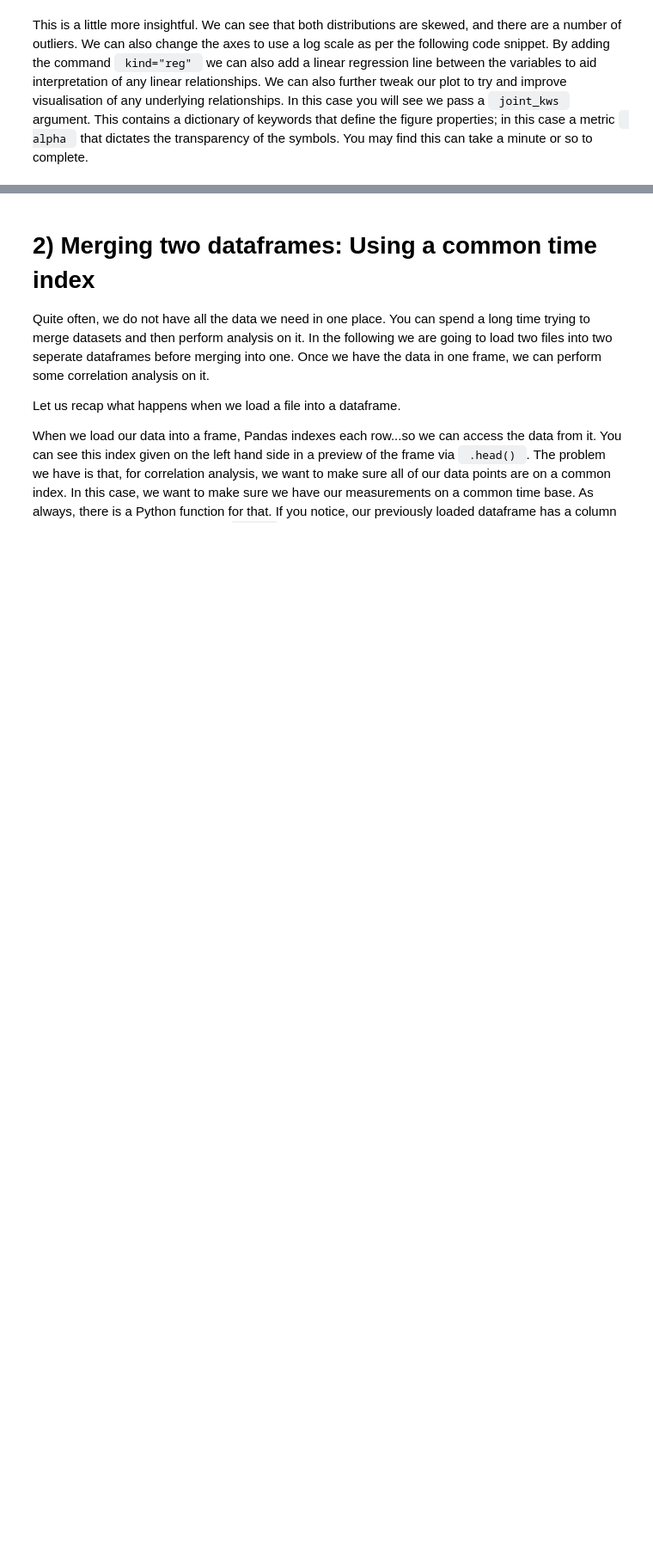
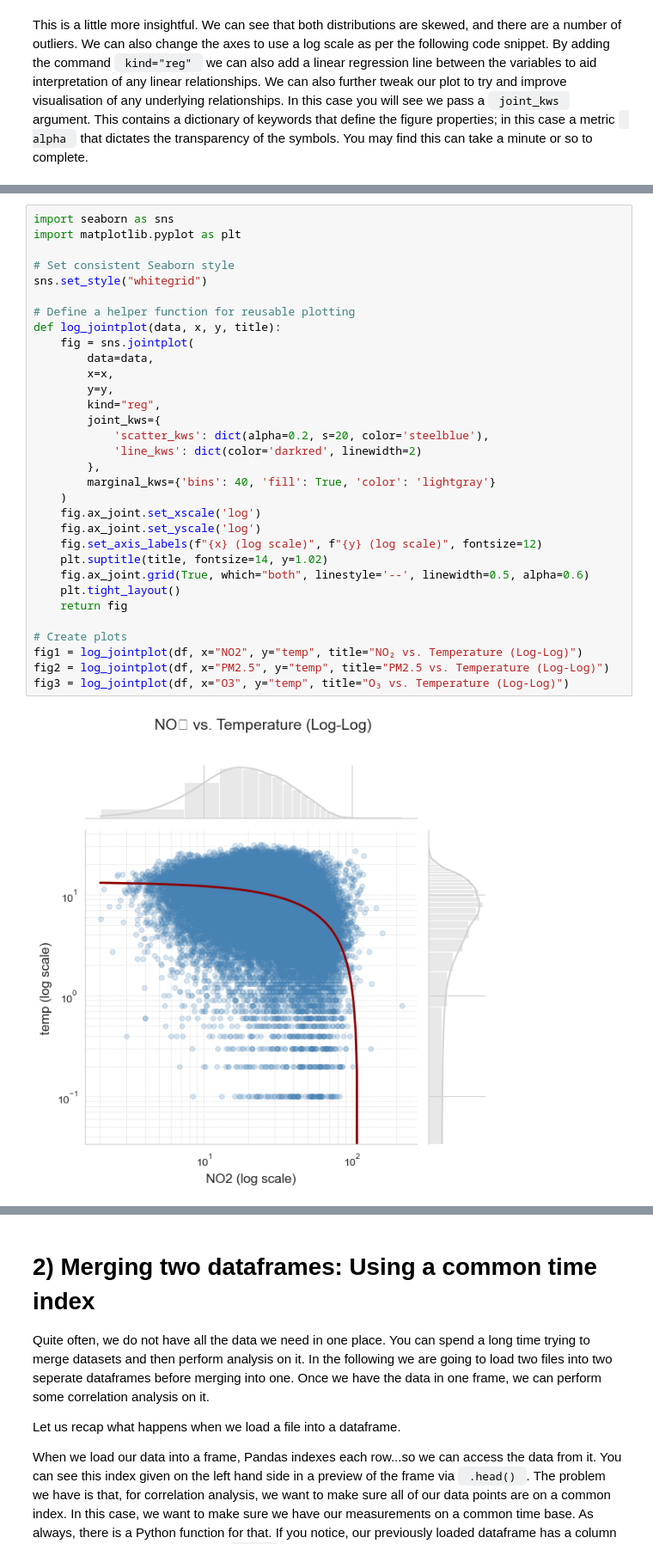
Before and after one commit to m-edal/Time-series-analytics-course, a Jupyter notebook: Practical_1_solutions.ipynb, the cells around one changed output, grey strips where cells are left out. Shown at 86% size. Drawn from its saved outputs; the diff is of its cells as text; blank space fills up the shorter version.

```diff
--- a/Practical_1_solutions.ipynb
+++ b/Practical_1_solutions.ipynb
@@ -414,0 +528,34 @@ fig.ax_joint.set_yscale('log')
+# %%
+import seaborn as sns
+import matplotlib.pyplot as plt
+
+# Set consistent Seaborn style
+sns.set_style("whitegrid")
+
+# Define a helper function for reusable plotting
+def log_jointplot(data, x, y, title):
+    fig = sns.jointplot(
+        data=data,
+        x=x,
+        y=y,
+        kind="reg",
+        joint_kws={
+            'scatter_kws': dict(alpha=0.2, s=20, color='steelblue'),
+            'line_kws': dict(color='darkred', linewidth=2)
+        },
+        marginal_kws={'bins': 40, 'fill': True, 'color': 'lightgray'}
+    )
+    fig.ax_joint.set_xscale('log')
+    fig.ax_joint.set_yscale('log')
+    fig.set_axis_labels(f"{x} (log scale)", f"{y} (log scale)", fontsize=12)
+    plt.suptitle(title, fontsize=14, y=1.02)
+    fig.ax_joint.grid(True, which="both", linestyle='--', linewidth=0.5, alpha=0.6)
+    plt.tight_layout()
+    return fig
+
+# Create plots
+fig1 = log_jointplot(df, x="NO2", y="temp", title="NO₂ vs. Temperature (Log-Log)")
+fig2 = log_jointplot(df, x="PM2.5", y="temp", title="PM2.5 vs. Temperature (Log-Log)")
+fig3 = log_jointplot(df, x="O3", y="temp", title="O₃ vs. Temperature (Log-Log)")
+# %% [output]
+[figure, added]
```
Also changed, not shown: parts of 29 cells of this notebook.
